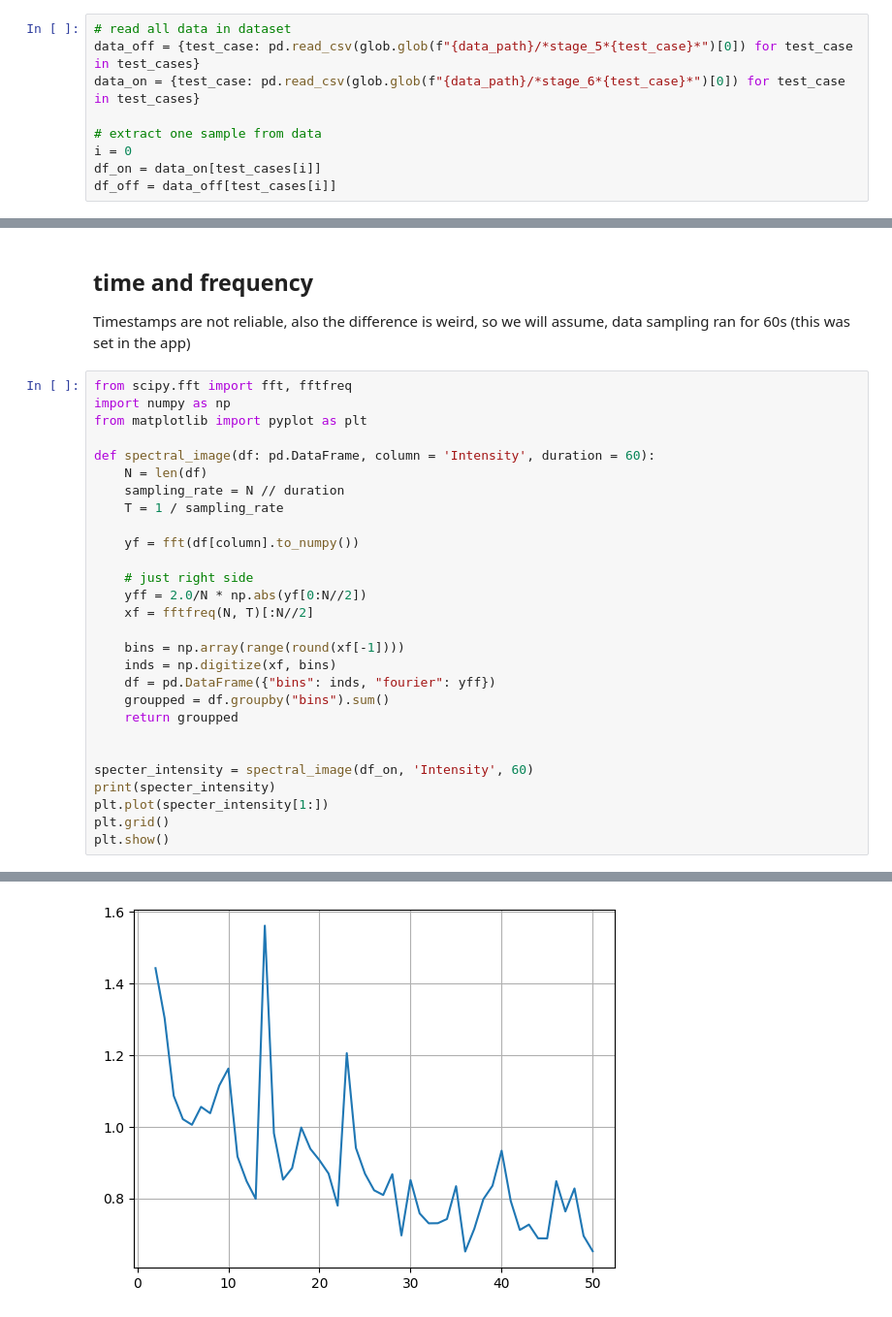
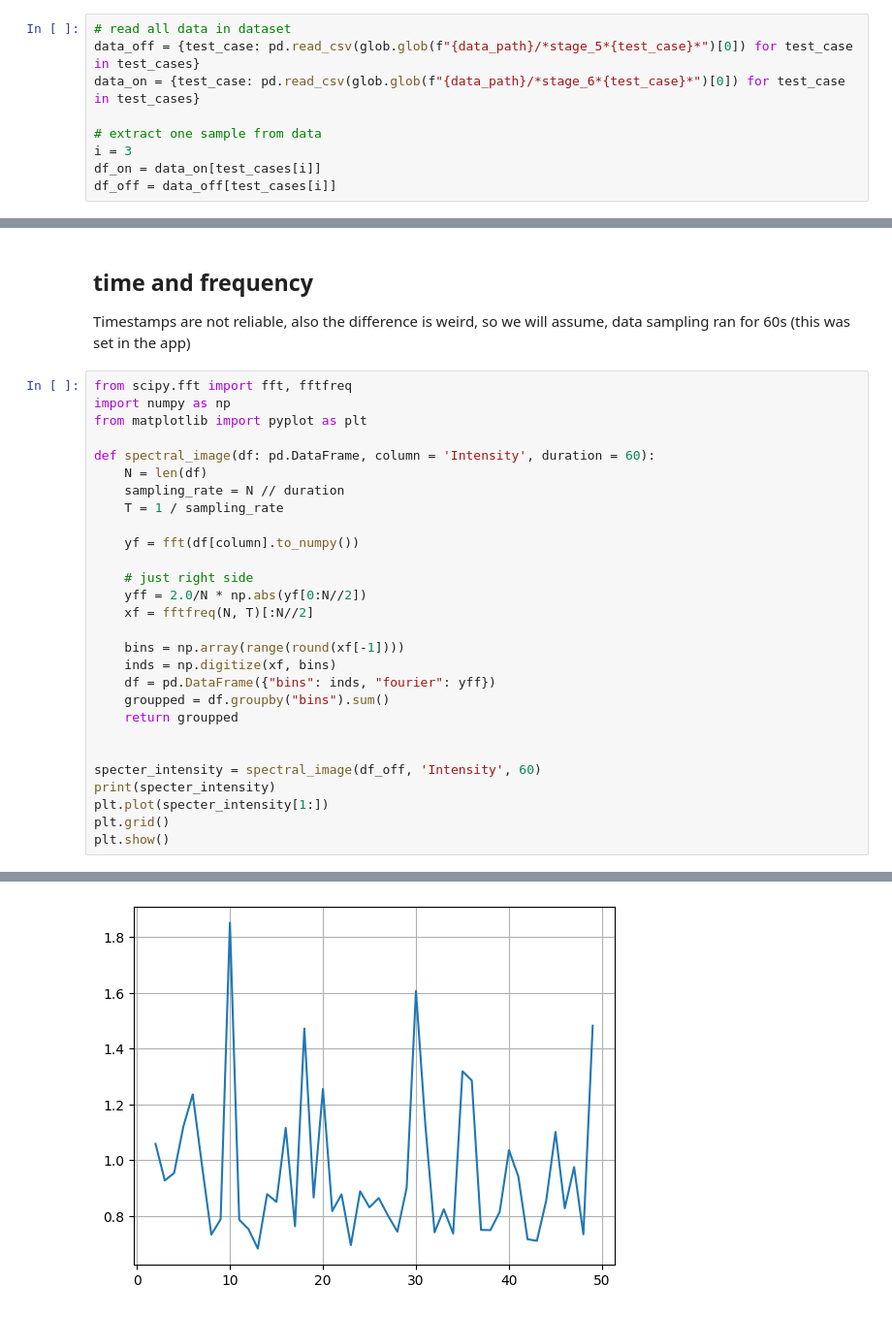
Before and after one commit to magnetometer-identification/DataAnalysis, a Jupyter notebook: notebooks/3.0-visualisation.ipynb, the cells around one changed output, grey strips where cells are left out. Shown at 97% size. Drawn from its saved outputs; the diff is of its cells as text.

```diff
--- a/notebooks/3.0-visualisation.ipynb
+++ b/notebooks/3.0-visualisation.ipynb
@@ -23,7 +23,7 @@ data_off = {test_case: pd.read_csv(glob.glob(f"{data_path}/*stage_5*{test_case}*
 data_on = {test_case: pd.read_csv(glob.glob(f"{data_path}/*stage_6*{test_case}*")[0]) for test_case in test_cases}
 
 # extract one sample from data
-i = 0
+i = 3
 df_on = data_on[test_cases[i]]
 df_off = data_off[test_cases[i]]
 # %%
@@ -153,7 +153,7 @@ def spectral_image(df: pd.DataFrame, column = 'Intensity', duration = 60):
     return groupped
 
 
-specter_intensity = spectral_image(df_on, 'Intensity', 60)
+specter_intensity = spectral_image(df_off, 'Intensity', 60)
 print(specter_intensity)
 plt.plot(specter_intensity[1:])
 plt.grid()
@@ -179,4 +179,4 @@ bins
-[figure, old version]
+[figure, new version]
 # %%
 name = 'test'
 label = 6
```
Also changed, not shown: parts of 12 cells of this notebook, 5 other files.
